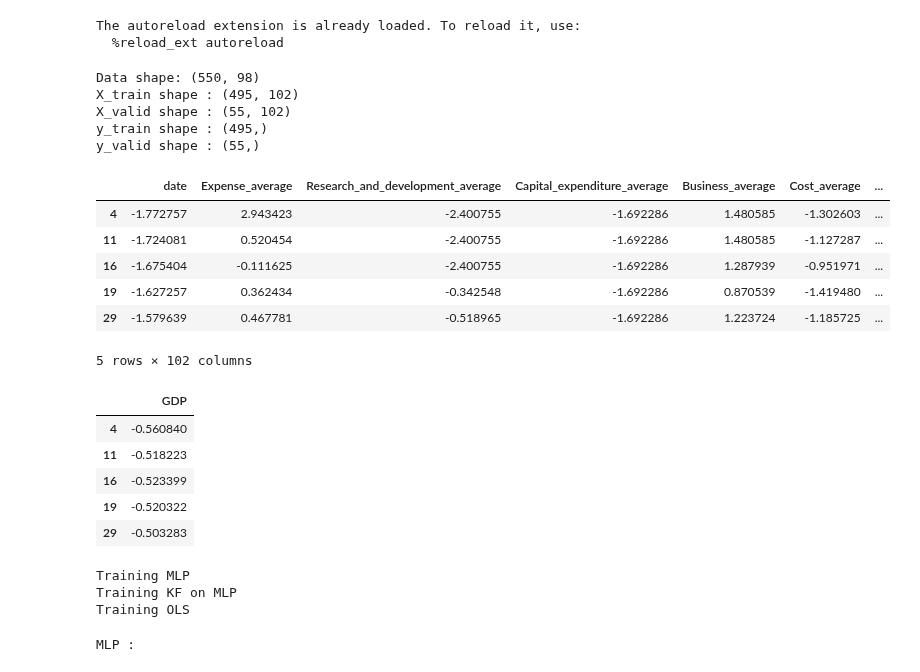
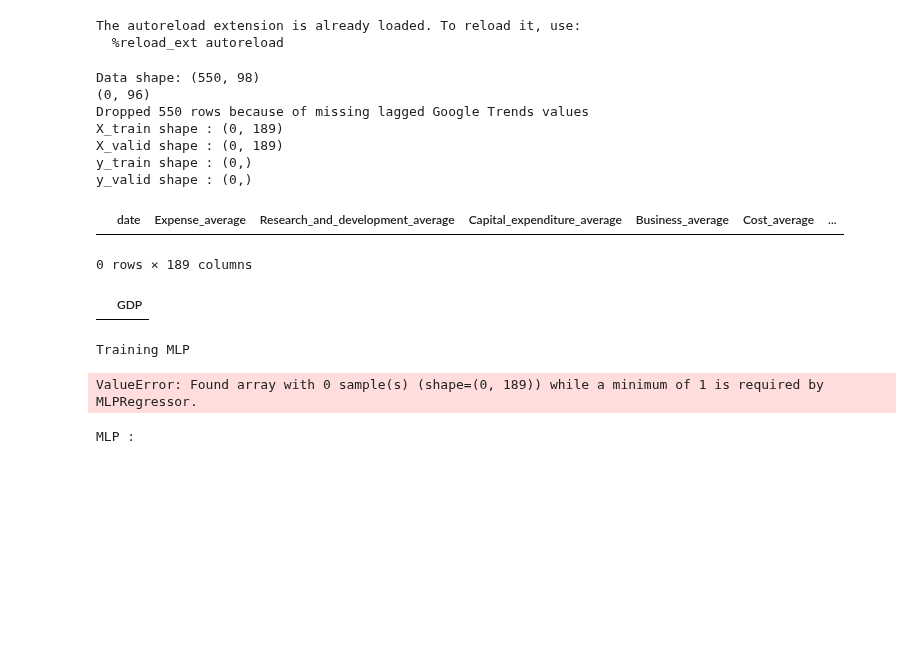
Before and after one commit to theS3b/Smoothing-Techniques-for-Predicting-High-Frequency-Time-Series, a Jupyter notebook: OLS, MLP and KF on raw GDP.ipynb, the cells around one changed output. Saved outputs shown, nothing was run; the diff lists cells and outputs as text; code cells hidden in the pictures; blank space fills up the shorter version.

Commit message:
check trend removal

```diff
--- a/OLS, MLP and KF on raw GDP.ipynb
+++ b/OLS, MLP and KF on raw GDP.ipynb
@@ -27,50 +28,44 @@ TEST_ALL_GT_DATA = False # If set to True, the model will be trained on all avai
 
 TRAIN_PROPORTION = 0.9 if not TEST_ALL_GT_DATA else 1
 PAST_GDPS = [] if not TEST_ALL_GT_DATA else None # e.g. range(1, 3) or [1, 2]
-PAST_GTS = range(0) if not TEST_ALL_GT_DATA else None # e.g. range(1, 3) or [1, 2]
+PAST_GTS = [4] if not TEST_ALL_GT_DATA else None # e.g. range(1, 3) or [1, 2]
 MODE = None # None | "pct" | "diff"
+
+DETREND = True
 # %%
 data, all_gdps = load_data()
-gt_data = load_gt_data()
+gt_data = detrend_gts(load_gt_data()) if DETREND else load_gt_data()
 
 print(f"Data shape: {data.shape}")
 
 X_train, y_train, X_valid, y_valid, country_train, country_valid,  X_means, X_stds, y_mean, y_std, min_date = preprocess_data(
     data=data,
     epsilon=EPS,
     train_pct=TRAIN_PROPORTION,
     mode=MODE, all_gdps=all_gdps,
     past_gdp_lags=PAST_GDPS,
     all_gts=gt_data,
     past_gt_lags=PAST_GTS
 )
 
 if TEST_ALL_GT_DATA:
     X_valid, country_valid = preprocess_gt_data(gt_data, EPS, X_means, X_stds, min_date=min_date)
 
 X_train[country_train == "Switzerland"].head()
 # %% [output]
 Data shape: (550, 98)
-X_train shape : (495, 102)
-X_valid shape : (55, 102)
-y_train shape : (495,)
-y_valid shape : (55,)
+(0, 96)
+Dropped 550 rows because of missing lagged Google Trends values
+X_train shape : (0, 189)
+X_valid shape : (0, 189)
+y_train shape : (0,)
+y_valid shape : (0,)
 |  | date | Expense_average | Research_and_development_average | Capital_expenditure_average | Business_average | Cost_average | ... |
-| 4 | -1.772757 | 2.943423 | -2.400755 | -1.692286 | 1.480585 | -1.302603 | ... |
-| 11 | -1.724081 | 0.520454 | -2.400755 | -1.692286 | 1.480585 | -1.127287 | ... |
-| 16 | -1.675404 | -0.111625 | -2.400755 | -1.692286 | 1.287939 | -0.951971 | ... |
-| 19 | -1.627257 | 0.362434 | -0.342548 | -1.692286 | 0.870539 | -1.419480 | ... |
-| 29 | -1.579639 | 0.467781 | -0.518965 | -1.692286 | 1.223724 | -1.185725 | ... |
-5 rows × 102 columns
+0 rows × 189 columns
 # %%
 y_train[country_train == "Switzerland"].head().to_frame()
 # %% [output]
 |  | GDP |
-| 4 | -0.560840 |
-| 11 | -0.518223 |
-| 16 | -0.523399 |
-| 19 | -0.520322 |
-| 29 | -0.503283 |
 # %%
 models = {
     'MLP': MLP(seed=SEED, n_models=5),
@@ -94,8 +89,7 @@ for model in models:
     y_pred_valid[model] = models[model].predict(X_valid, countries=country_valid) if 'KF' in model else models[model].predict(X_valid)
 # %% [output]
 Training MLP
-Training KF on MLP
-Training OLS
+ValueError: Found array with 0 sample(s) (shape=(0, 189)) while a minimum of 1 is required by MLPRegressor.
 # %%
 # Associate the result by country
 y_pred_valid_country = pd.DataFrame(dict({'date': X_valid['date'], 'country': country_valid, 'True GDP': y_valid}, **y_pred_valid))
```
Also changed, not shown: parts of 1 cell of this notebook, 4 other files.
